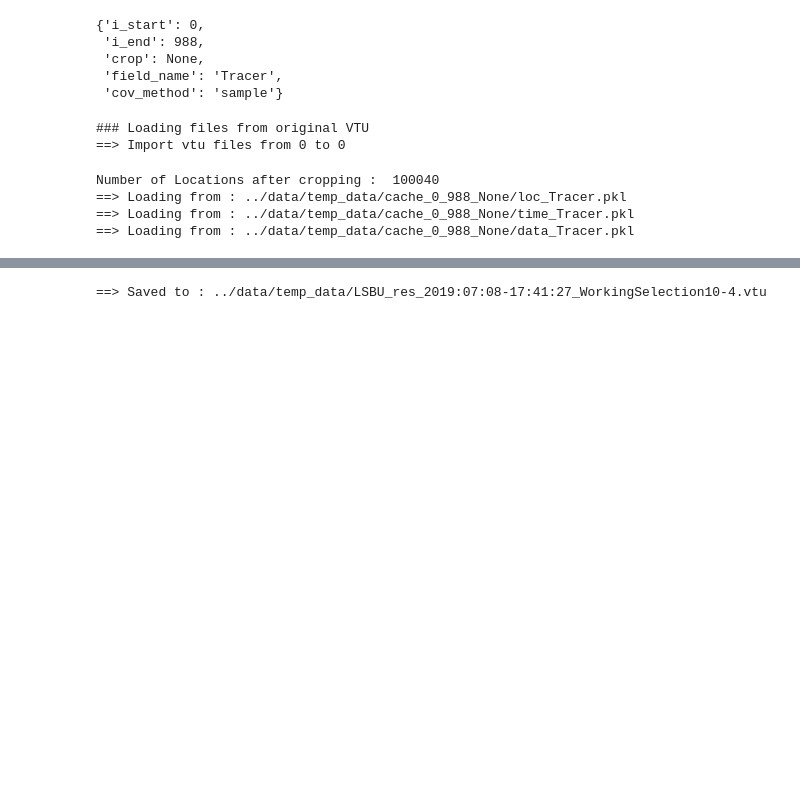
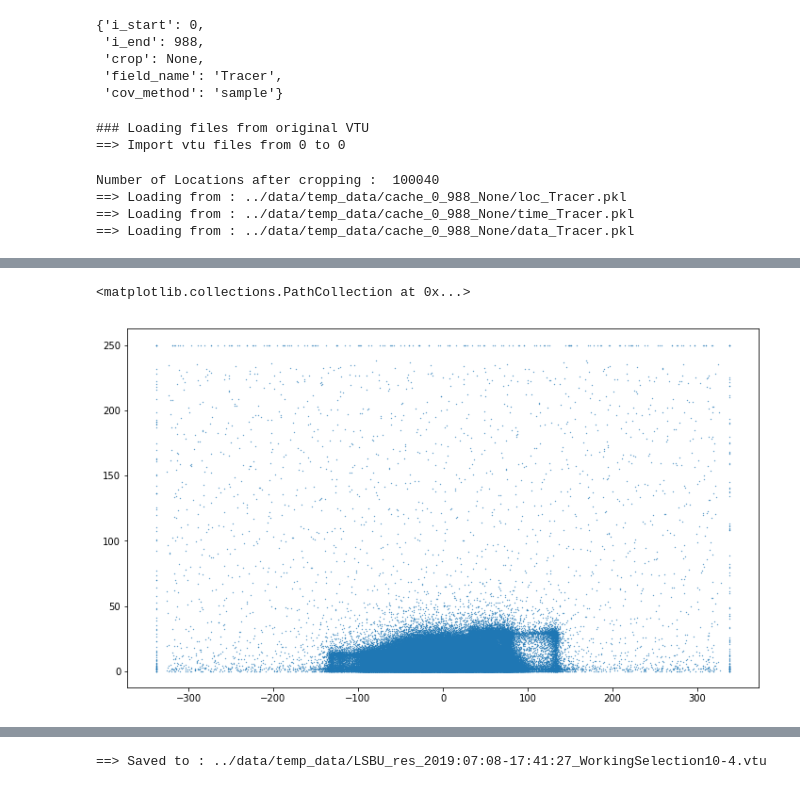
Before and after one commit to adrianlwn/MScProject_OptSensors_GP, a Jupyter notebook: Selecting Points Human Level Dev.ipynb, the cells around one changed output, grey strips where cells are left out. Cells and saved outputs as stored; diff of their text form; code cells hidden in the pictures; blank space fills up the shorter version.

```diff
--- a/Selecting Points Human Level Dev.ipynb
+++ b/Selecting Points Human Level Dev.ipynb
@@ -47,0 +66,7 @@ min_surface = main_df.groupby(['Xr','Yr']).min().loc[:,'Z']
+# %%
+plt.figure(figsize=(12,7))
+cond = ( -100 <= loc_df.X) & (loc_df.X <= 100)
+plt.scatter(loc_df.Y[cond],loc_df.Z[cond],s=0.1)
+# %% [output]
+<matplotlib.collections.PathCollection at 0x...>
+[figure, added]
```
Also changed, not shown: parts of 4 cells of this notebook.
